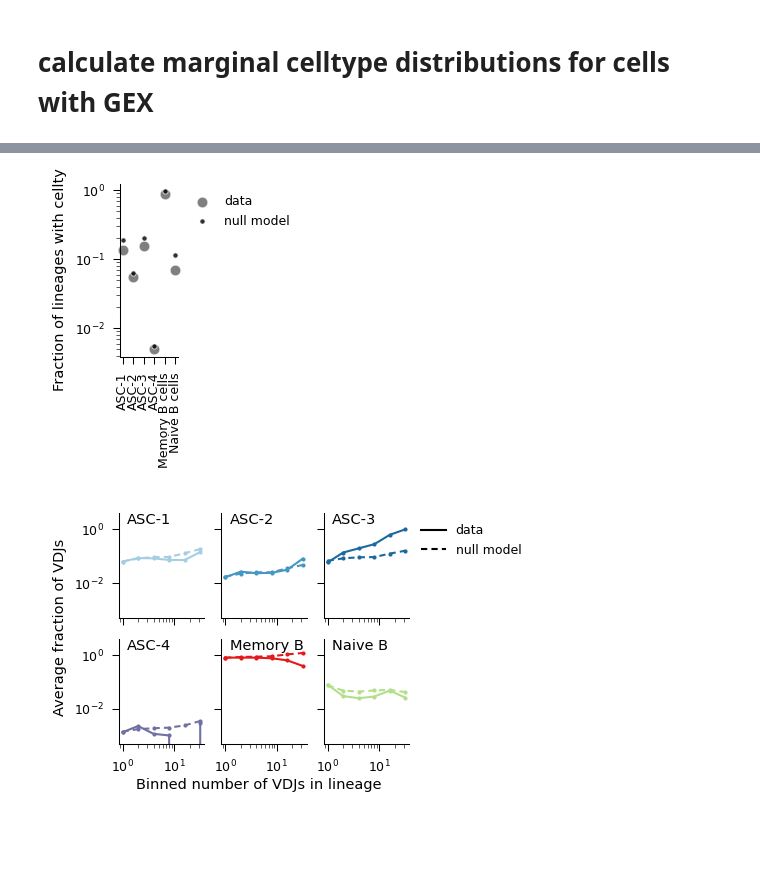
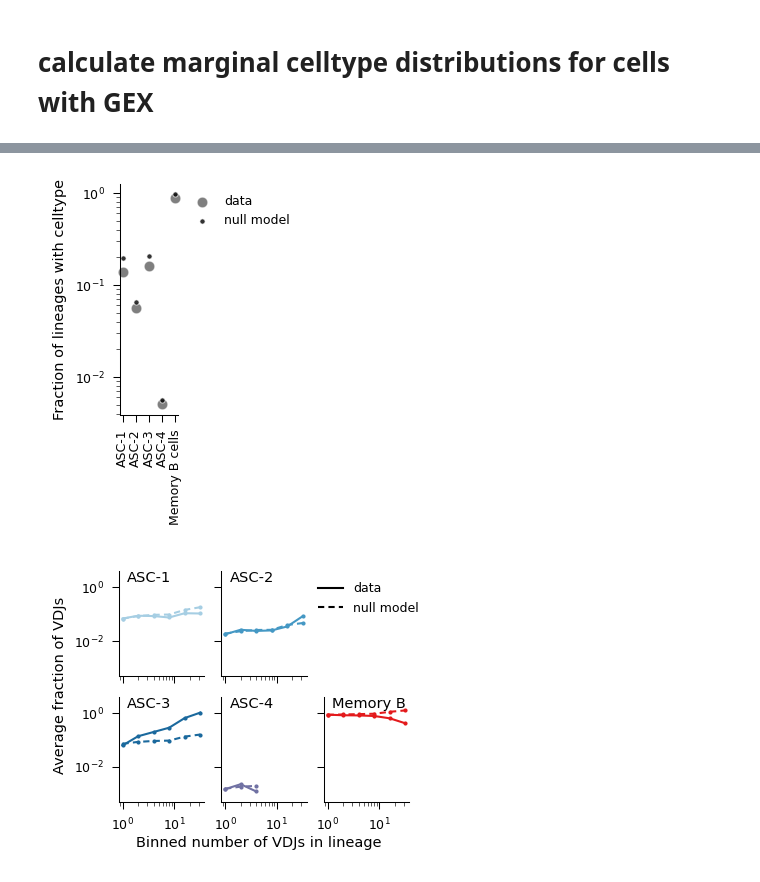
Before and after one commit to michael-swift/Bcell_memory_formation, a Jupyter notebook: analysis/main_text_and_ed_figure_notebooks/differentiation_rates.ipynb, the cells around one changed output, grey strips where cells are left out. Saved outputs shown, nothing was run; the diff lists cells and outputs as text; code cells hidden in the pictures; blank space fills up the shorter version.

```diff
--- a/analysis/main_text_and_ed_figure_notebooks/differentiation_rates.ipynb
+++ b/analysis/main_text_and_ed_figure_notebooks/differentiation_rates.ipynb
@@ -98,7 +98,7 @@ common_celltype = df_clean.celltype.map(celltype_counts) > 100
 df_clean = df_clean[common_celltype]
 celltype_counts = df_clean.celltype.value_counts()
 df_hm_clean = df_clean[df_clean.v_mismatch>0]
-df_hm_clean = df_hm_clean[~df_hm_clean.celltype.isin(['ABCs', 'GC B cells'])]
+df_hm_clean = df_hm_clean[~df_hm_clean.celltype.isin(['ABCs', 'GC B cells', 'Naive B cells'])]
 # %%
 rate_dict = {}
 
@@ -168 +240,10 @@ from sklearn.linear_model import LinearRegression
+# %%
+max_len = max(len(v) for k, v in fractional_excess_dict.items())
+for k, v in fractional_excess_dict.items():
+    n_pad = max_len - len(v)
+    fractional_excess_dict[k] = np.pad(v, (0,n_pad), constant_values=(0,np.nan))
+fractional_excess_df = pd.DataFrame(fractional_excess_dict)
+fractional_excess_df['bin_center'] = (0.5*(bin_centers[:-1] + bin_centers[1:]))[:max_len]
+fractional_excess_df = fractional_excess_df.set_index('bin_center')
+mean_fractional_excess = fractional_excess_df.mean(axis=1)
 # %%
@@ -370,7 +391,7 @@ fig.savefig(f'{FIGURE_OUTDIR}/marginal_hm_m_distribution.pdf', bbox_inches='tigh
 # %% [output]
 [figure]
 # %%
-lineage_composition = df_hm_clean.groupby(['donor','lineage_id','celltype','vdj_sequence']).size().reset_index()
+lineage_composition = df_clean[df_clean.v_mismatch > 0].groupby(['donor','lineage_id','celltype','vdj_sequence']).size().reset_index()
 lineage_composition = lineage_composition.groupby(['donor','lineage_id','celltype'])['vdj_sequence'].nunique().reset_index()
 lineage_composition = lineage_composition.pivot(index = ['lineage_id', 'donor'], columns = 'celltype', values='vdj_sequence')
 lineage_composition['total'] = lineage_composition.sum(axis=1)
@@ -379,7 +400,7 @@ lineage_composition = lineage_composition.reset_index()
 lineage_composition['has_naive'] = lineage_composition.reset_index().apply(lambda x: naive_lineage[(x.donor, x.lineage_id)], axis=1)
 print(lineage_composition.has_naive.value_counts())
 
-lineage_composition_permuted = df_hm_clean.groupby(['donor','lineage_id','celltype','vdj_sequence']).size().reset_index()
+lineage_composition_permuted = df_clean[df_clean.v_mismatch > 0].groupby(['donor','lineage_id','celltype','vdj_sequence']).size().reset_index()
 lineage_composition_permuted['permuted_celltype'] = np.random.permutation(lineage_composition_permuted['celltype'].values)
 lineage_composition_permuted = lineage_composition_permuted.groupby(['donor','lineage_id','permuted_celltype'])['vdj_sequence'].nunique().reset_index()
 
@@ -400,8 +421,7 @@ mean_abundance = lineage_composition.groupby(['binned_total', 'has_naive']).medi
 mean_permuted_abundance = lineage_composition_permuted.groupby(['binned_total', 'has_naive']).median().reset_index()
 axes[0].set_title('Lineage with\nNaive B cell')
 axes[1].set_title('Lineage without\nNaive B cell')
-#for col in ['ASC-1','ASC-2','ASC-3','ASC-4','Memory B cells']:
-for col in ['ASC-1','ASC-2','ASC-3','ASC-4','Naive B cells', 'Memory B cells']:
+for col in ['ASC-1','ASC-2','ASC-3','ASC-4','Naive B cells', 'Memory B cells','ABCs']:
     if col in bcelltype_colors_alt.keys():
         print(col)
         mean_abundance[col] = mean_abundance[col]/mean_abundance['binned_total']
@@ -598,6 +588,6 @@ Naive B cells      5722
 dtype: int64
 # %%
-fig, ax = plt.subplots(figsize=(0.5,1.5))
+fig, ax = plt.subplots(figsize=(0.5,2))
 at_least_2 = empirical_count_any.index.map(lineage_sizes) > 1
 n_lineages = at_least_2.sum()
 g=sns.scatterplot(empirical_count_any[at_least_2].sum(axis=0)/n_lineages, marker='o', color='k', label='data', ax=ax, alpha=0.5, clip_on=False)
@@ -615,35 +605,40 @@ ax.set_ylabel('Fraction of lineages with celltype')
 fig.tight_layout()
 fig.savefig(f'{FIGURE_OUTDIR}/lineage_compostion_celltype_any_cells.pdf', bbox_inches='tight')
 # %% [output]
-[figure, old version]
+[figure, new version]
 # %%
 fig, axes = plt.subplots(2,3,figsize=(2.5,2), sharex=True, sharey=True)
 axes = axes.flatten()
+
+axes[2].remove()
+axes = [axes[0], axes[1], axes[3], axes[4], axes[5]]
+# axes = axes
 i = 0
 
-filter_on = (2**np.round(np.log(lineage_sizes)/np.log(2))).value_counts() > 20
+filter_on = (2**np.round(np.log(lineage_sizes)/np.log(2))).value_counts() > 10
 for col in expected_cells_data.columns:
     if col == 'lineage_size':
         continue
     else:
         ax = axes[i]
         i+=1
     title = col.strip('cells') #col.split(" ")[0]+ + " ".join(col.split(" ")[1:])
     ax.text(0.1,1.,title, transform=ax.transAxes,fontsize=7,va='top', ha='left')
+    filter_on = ((2**np.round(np.log(lineage_sizes)/np.log(2))).value_counts() > 10) & (expected_cells_data[col] > 5)
     ax.plot(expected_cells_data.loc[filter_on,col]/expected_cells_data.loc[filter_on,'lineage_size'],'o-', color=bcelltype_colors_alt[col],markersize=1)
     line1, = ax.plot(expected_cells_model.loc[filter_on, col]/expected_cells_model.loc[filter_on, 'lineage_size'],'o-', color=bcelltype_colors_alt[col],markersize=1)
     line1.set_dashes((3,2))
     ax.set_yscale('log')
     ax.set_xscale('log')
 fig.supxlabel('Binned number of VDJs in lineage', fontsize=7, y = -0.05)
 fig.supylabel('Average fraction of VDJs', fontsize=7, x=-0.05)
-axes[2].plot([],[], color='k', label='data')
-line1,  = axes[2].plot([],[], color='k', label='null model')
+axes[1].plot([],[], color='k', label='data')
+line1,  = axes[1].plot([],[], color='k', label='null model')
 line1.set_dashes((3,2))
-axes[2].legend(loc='upper left', bbox_to_anchor=(1,1), frameon=False)
+axes[1].legend(loc='upper left', bbox_to_anchor=(1,1), frameon=False)
 sns.despine(fig)
-axes[0].set_ylim([.5*10**-3,4])
+axes[1].set_ylim([.5*10**-3,4])
 # fig.tight_layout()
 fig.savefig(f'{FIGURE_OUTDIR}/lineage_compostion_celltype_total_cells.pdf', bbox_inches='tight')
 # %% [output]
-[figure, old version]
+[figure, new version]
```
Also changed, not shown: parts of 13 cells of this notebook.
